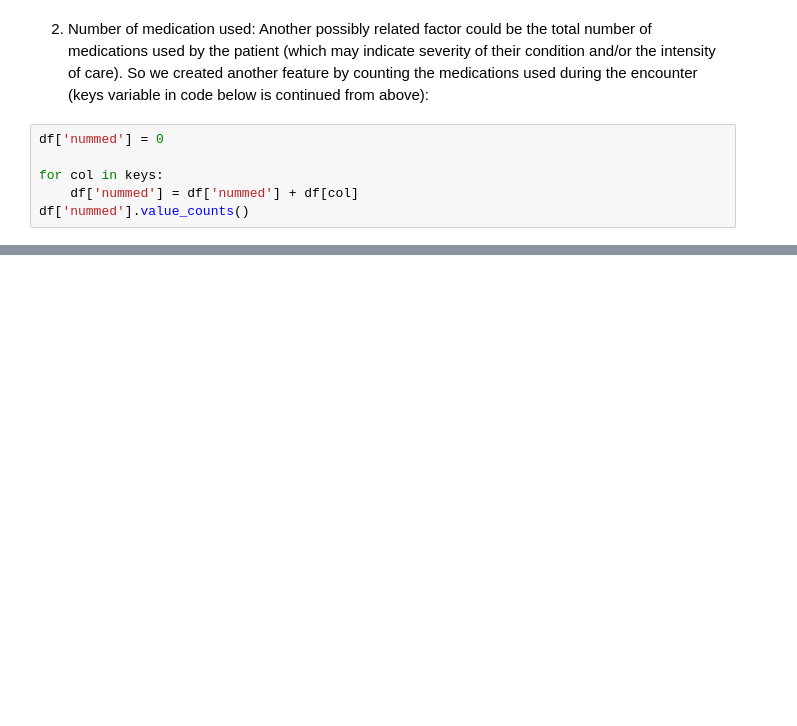
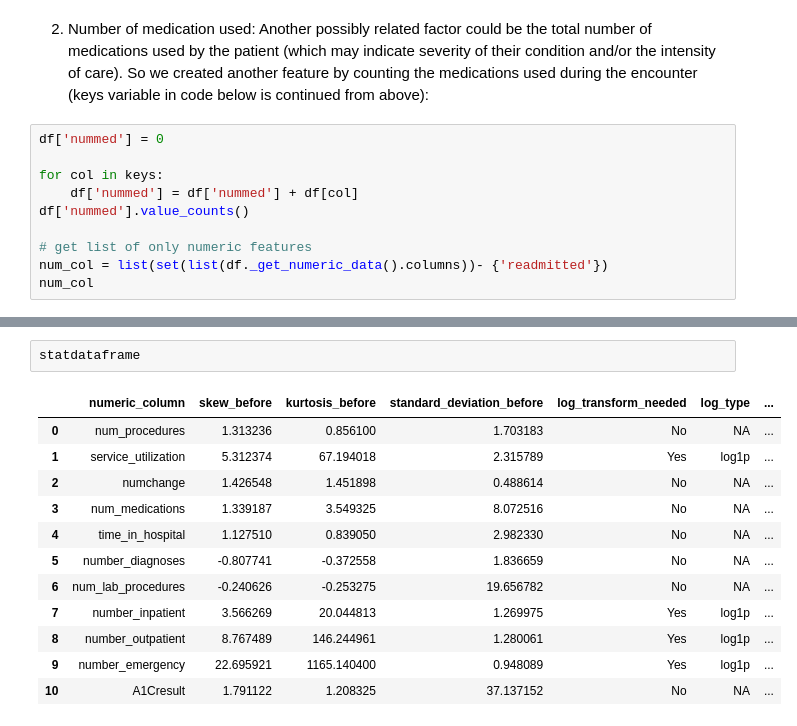
Before and after one commit to Jihyun-Eun/Python-ML-Bio, a Jupyter notebook: Predicting_Hospital_Readmission_with_Diabetes_Dataset.ipynb, the cells around one changed output, grey strips where cells are left out. Drawn from its saved outputs; the diff is of its cells as text; blank space fills up the shorter version.

```diff
--- a/Predicting_Hospital_Readmission_with_Diabetes_Dataset.ipynb
+++ b/Predicting_Hospital_Readmission_with_Diabetes_Dataset.ipynb
@@ -835,4 +833,8 @@ df['nummed'] = 0
 for col in keys:
     df['nummed'] = df['nummed'] + df[col]
 df['nummed'].value_counts()
+
+# get list of only numeric features
+num_col = list(set(list(df._get_numeric_data().columns))- {'readmitted'})
+num_col
 # %% [output]
@@ -846,0 +921,15 @@ Name: nummed, dtype: int64
+# %%
+statdataframe
+# %% [output]
+|  | numeric_column | skew_before | kurtosis_before | standard_deviation_before | log_transform_needed | log_type | ... |
+| 0 | num_procedures | 1.313236 | 0.856100 | 1.703183 | No | NA | ... |
+| 1 | service_utilization | 5.312374 | 67.194018 | 2.315789 | Yes | log1p | ... |
+| 2 | numchange | 1.426548 | 1.451898 | 0.488614 | No | NA | ... |
+| 3 | num_medications | 1.339187 | 3.549325 | 8.072516 | No | NA | ... |
+| 4 | time_in_hospital | 1.127510 | 0.839050 | 2.982330 | No | NA | ... |
+| 5 | number_diagnoses | -0.807741 | -0.372558 | 1.836659 | No | NA | ... |
+| 6 | num_lab_procedures | -0.240626 | -0.253275 | 19.656782 | No | NA | ... |
+| 7 | number_inpatient | 3.566269 | 20.044813 | 1.269975 | Yes | log1p | ... |
+| 8 | number_outpatient | 8.767489 | 146.244961 | 1.280061 | Yes | log1p | ... |
+| 9 | number_emergency | 22.695921 | 1165.140400 | 0.948089 | Yes | log1p | ... |
+| 10 | A1Cresult | 1.791122 | 1.208325 | 37.137152 | No | NA | ... |
```
Also changed, not shown: parts of 10 cells of this notebook.
